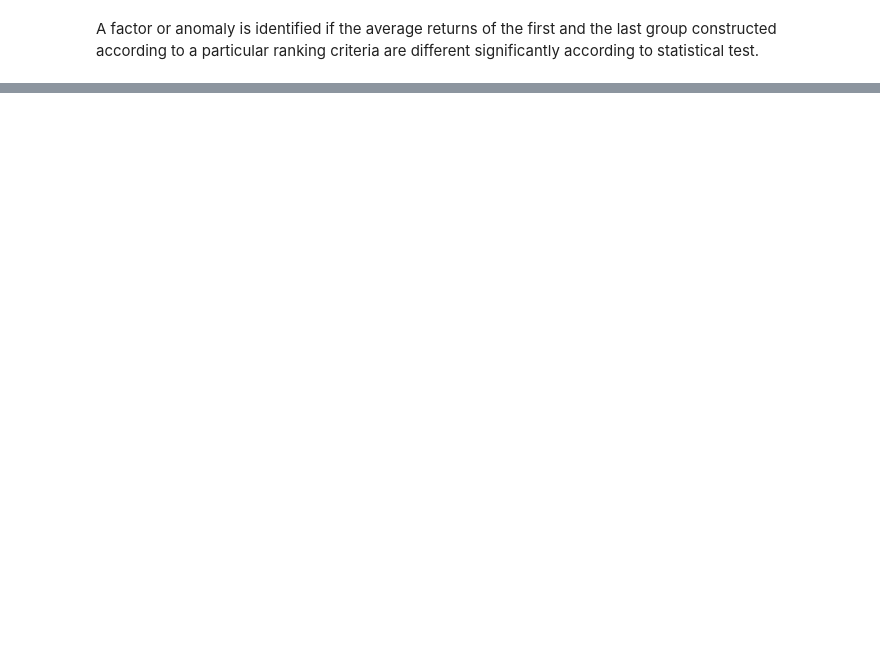
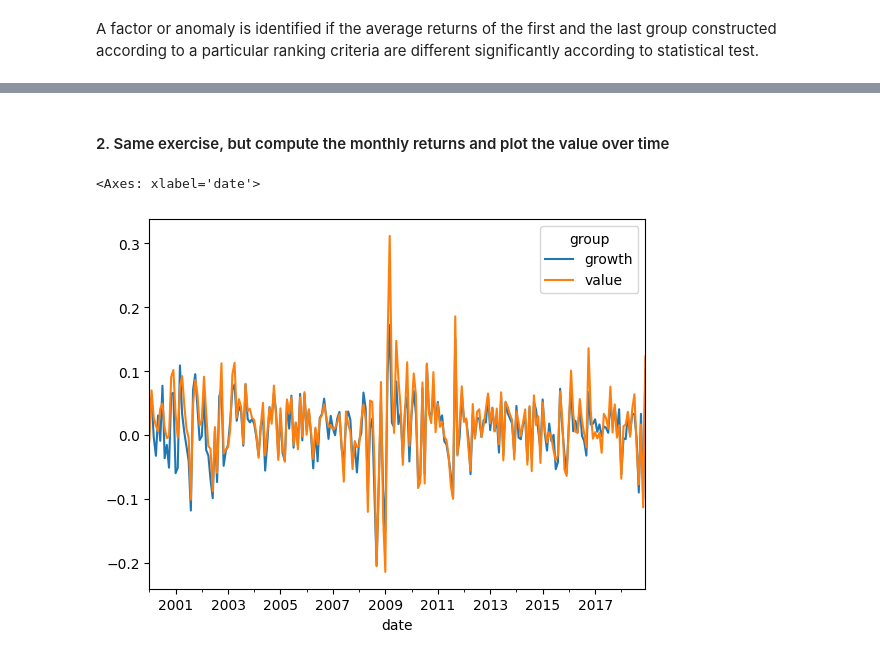
Before and after one commit to dionysos137/ml-factor-py, a Jupyter notebook: 3_factor_investing_and_asset_pricing_anomalies.ipynb, the cells around one changed output, grey strips where cells are left out. Cells and saved outputs as stored; diff of their text form; code cells hidden in the pictures; blank space fills up the shorter version.

```diff
--- a/3_factor_investing_and_asset_pricing_anomalies.ipynb
+++ b/3_factor_investing_and_asset_pricing_anomalies.ipynb
@@ -35,0 +48,17 @@ As can be seen small cap stocks give higher return most of the time.
+# %%
+# construct portfolios
+df = data[["date","stock_id", "Pb", "R1M_Usd"]]
+
+# at each time pt, we separate equitys into two groups according to price-to-book ratio
+def trans(x):
+    y = x > x.median()
+    return y.replace({True:"growth", False:"value"})
+
+df["group"] = df.groupby("date")["Pb"].transform(trans)
+# calculate monthly return of each portfolio
+m_ret_p = df.groupby(["date", "group"])["R1M_Usd"].aggregate("mean").unstack()
+
+# calculate annualized return
+m_ret_p["year"] = m_ret_p.index.to_series().dt.year
+m_ret_p.groupby("year").aggregate(lambda x: (x+1).prod()*12-1).plot(kind="bar",  y=["growth", "value"])
+# we see that value stocks outperform growth stock
@@ -35,0 +68,7 @@ As can be seen small cap stocks give higher return most of the time.
+# %% [markdown]
+#### 2. Same exercise, but compute the monthly returns and plot the value over time
+# %%
+m_ret_p.plot(y=["growth","value"])
+# %% [output]
+<Axes: xlabel='date'>
+[figure, added]
```
Also changed, not shown: parts of 11 cells of this notebook.
